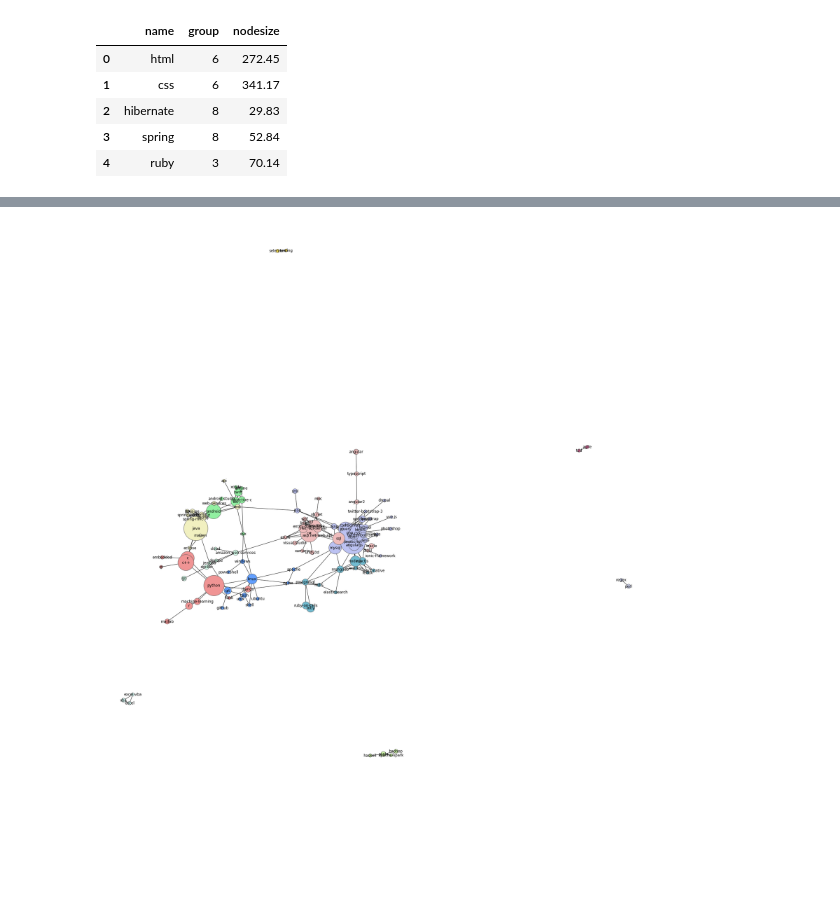
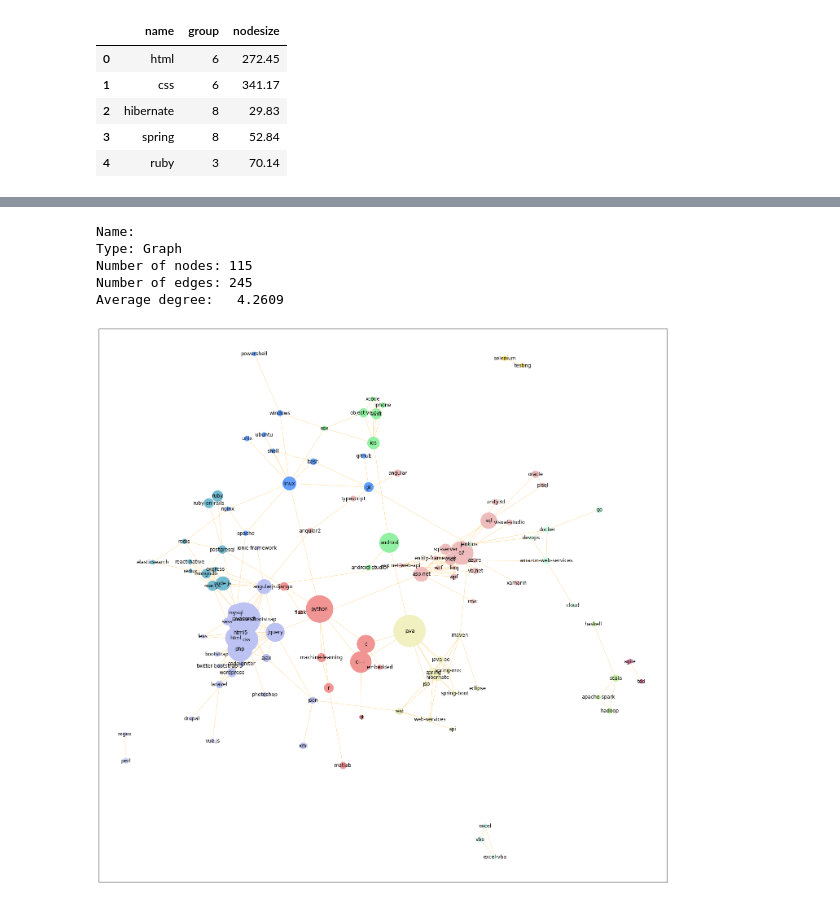
Before and after one commit to lnbalon/ann_svm_report, a Jupyter notebook: 04-network-analysis.ipynb, the cells around one changed output, grey strips where cells are left out. Saved outputs shown, nothing was run; the diff lists cells and outputs as text; code cells hidden in the pictures; blank space fills up the shorter version.

```diff
--- a/04-network-analysis.ipynb
+++ b/04-network-analysis.ipynb
@@ -39,0 +52,2 @@ nodes.head()
+# %%
+G = nx.Graph()
@@ -40,29 +57,32 @@ nodes.head()
+# %%
+for index, row in edges.iterrows():
+    G.add_edge(row["source"], row["target"], weight = row["value"])
+# %%
+print(nx.info(G))
+# %% [output]
+Name:
+Type: Graph
+Number of nodes: 115
+Number of edges: 245
+Average degree:   4.2609
 # %%
-G = nx.Graph(day="Stackoverflow")
+def draw_graph(G, size):
 
-for index, row in nodes.iterrows():
-    G.add_node(row['name'], group=row['group'], nodesize=row['nodesize'])
+    nodes = G.nodes()
+    color_map = {1:'#f09494', 2:'#eebcbc', 3:'#72bbd0',
+                 4:'#91f0a1', 5:'#629fff', 6:'#bcc2f2',
+                 7:'#eebcbc', 8:'#f1f0c0', 9:'#d2ffe7',
+                 10:'#caf3a6', 11:'#ffdf55', 12:'#ef77aa',
+                 13:'#d6dcff', 14:'#d2f5f0'}
 
-for index, row in edges.iterrows():
-    G.add_weighted_edges_from([(row['source'], row['target'], row['value'])])
-
-color_map = {1:'#f09494', 2:'#eebcbc', 3:'#72bbd0', 4:'#91f0a1', 5:'#629fff', 6:'#bcc2f2',
-             7:'#eebcbc', 8:'#f1f0c0', 9:'#d2ffe7', 10:'#caf3a6', 11:'#ffdf55', 12:'#ef77aa',
-             13:'#d6dcff', 14:'#d2f5f0'}
-
-plt.figure(figsize=(25,25))
-options = {
-    'edge_color': '#000000',
-    'width': 1,
-    'with_labels': True,
-    'font_weight': 'regular',
-}
-colors = [color_map[G.nodes[node]['group']] for node in G]
-sizes = [G.nodes[node]['nodesize']*10 for node in G]
-
-nx.draw(G, node_color=colors, node_size=sizes, pos=nx.spring_layout(G, k=0.25, iterations=50), **options)
-ax = plt.gca()
-ax.collections[0].set_edgecolor("#555555")
-plt.show()
+    node_color= [color_map[d['group']] for n,d in G.nodes(data=True)]
+    node_size = [d['nodesize']*10 for n,d in G.nodes(data=True)]
+    pos = nx.drawing.spring_layout(G, k=0.70, iterations=60)
+    plt.figure(figsize=size)
+    nx.draw_networkx(G, pos=pos, node_color=node_color,
+                     node_size=node_size, edge_color='#FFDEA2')
+    plt.show()
-# %% [output]
-[figure, removed]
+# %%
+draw_graph(G,size=(25,25))
+# %% [output]
+[figure, added]
```
Also changed, not shown: parts of 4 cells of this notebook, 2 other files.
